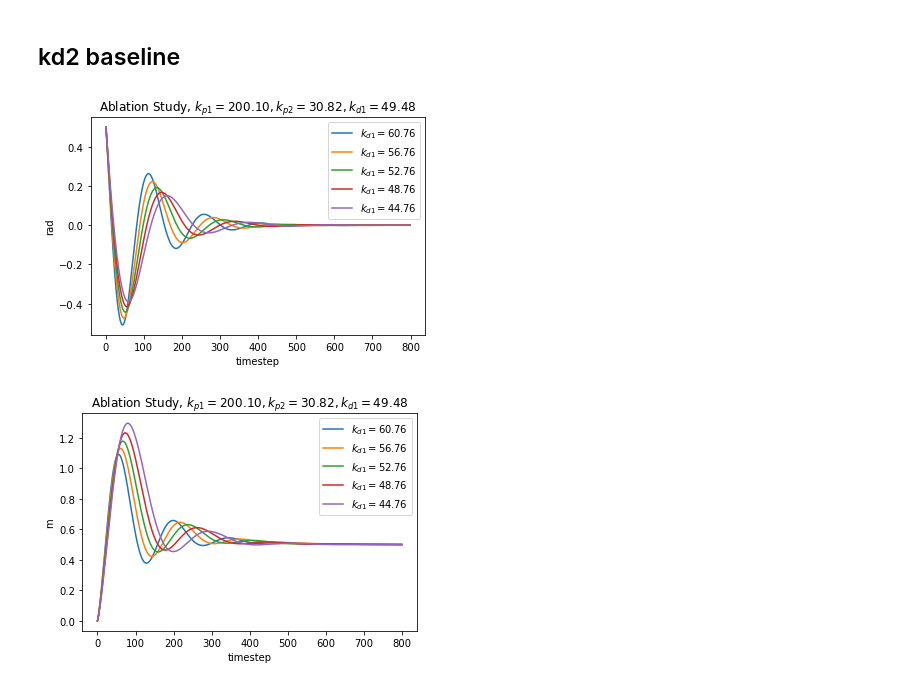
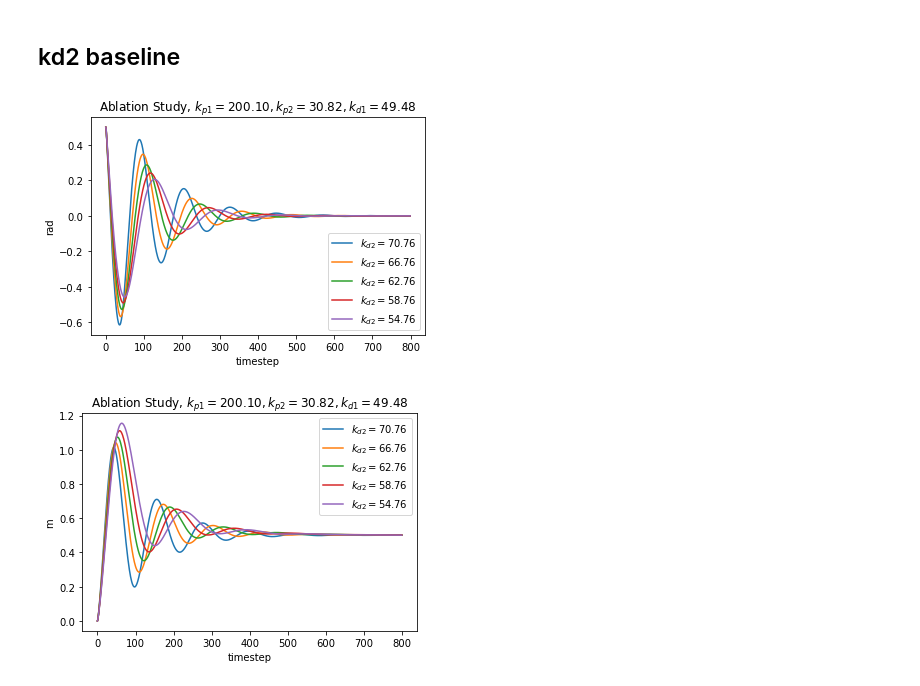
Before and after one commit to AndyRay1998/Semi-Implicit-Cascaded-Proportional-Derivative-Controller-for-Underactuated-Cart-Pole-Inverted-Pendu, a Jupyter notebook: cascaded_PD_pendulum_modified.ipynb, the cells around one changed output. Cells and saved outputs as stored; diff of their text form; code cells hidden in the pictures.

```diff
--- a/cascaded_PD_pendulum_modified.ipynb
+++ b/cascaded_PD_pendulum_modified.ipynb
@@ -835,28 +839,28 @@ fig.savefig("C:/Users/Lenovo/Desktop/figures/ablation_baseline_kd1_x.png", dpi=5
 # %%
 fig = plt.figure()
 ax = fig.add_subplot()
-ax.plot(phi_l[0*800:1*800], label='$k_{d1}=60.76$')
-ax.plot(phi_l[1*800:2*800], label='$k_{d1}=56.76$')
-ax.plot(phi_l[2*800:3*800], label='$k_{d1}=52.76$')
-ax.plot(phi_l[3*800:4*800], label='$k_{d1}=48.76$')
-ax.plot(phi_l[4*800:5*800], label='$k_{d1}=44.76$')
+ax.plot(phi_l[0*800:1*800], label='$k_{d2}=70.76$')
+ax.plot(phi_l[1*800:2*800], label='$k_{d2}=66.76$')
+ax.plot(phi_l[2*800:3*800], label='$k_{d2}=62.76$')
+ax.plot(phi_l[3*800:4*800], label='$k_{d2}=58.76$')
+ax.plot(phi_l[4*800:5*800], label='$k_{d2}=54.76$')
 
 
 plt.title('Ablation Study, $k_{p1}=200.10,k_{p2}=30.82,k_{d1}=49.48$')
 plt.xlabel('timestep')
 plt.ylabel('rad')
 plt.legend()
 fig.savefig("C:/Users/Lenovo/Desktop/figures/ablation_baseline_kd2_phi.png", dpi=500, format="png")
 # %% [output]
-[figure, old version]
+[figure, new version]
 # %%
 fig = plt.figure()
 ax = fig.add_subplot()
-ax.plot(x_l[0*800:1*800], label='$k_{d1}=60.76$')
-ax.plot(x_l[1*800:2*800], label='$k_{d1}=56.76$')
-ax.plot(x_l[2*800:3*800], label='$k_{d1}=52.76$')
-ax.plot(x_l[3*800:4*800], label='$k_{d1}=48.76$')
-ax.plot(x_l[4*800:5*800], label='$k_{d1}=44.76$')
+ax.plot(x_l[0*800:1*800], label='$k_{d2}=70.76$')
+ax.plot(x_l[1*800:2*800], label='$k_{d2}=66.76$')
+ax.plot(x_l[2*800:3*800], label='$k_{d2}=62.76$')
+ax.plot(x_l[3*800:4*800], label='$k_{d2}=58.76$')
+ax.plot(x_l[4*800:5*800], label='$k_{d2}=54.76$')
 
 
 plt.title('Ablation Study, $k_{p1}=200.10,k_{p2}=30.82,k_{d1}=49.48$')
@@ -865,4 +869,4 @@ plt.ylabel('m')
 plt.legend()
 fig.savefig("C:/Users/Lenovo/Desktop/figures/ablation_baseline_kd2_x.png", dpi=500, format="png")
 # %% [output]
-[figure, old version]
+[figure, new version]
```
Also changed, not shown: parts of 7 cells of this notebook, 1 other file.
